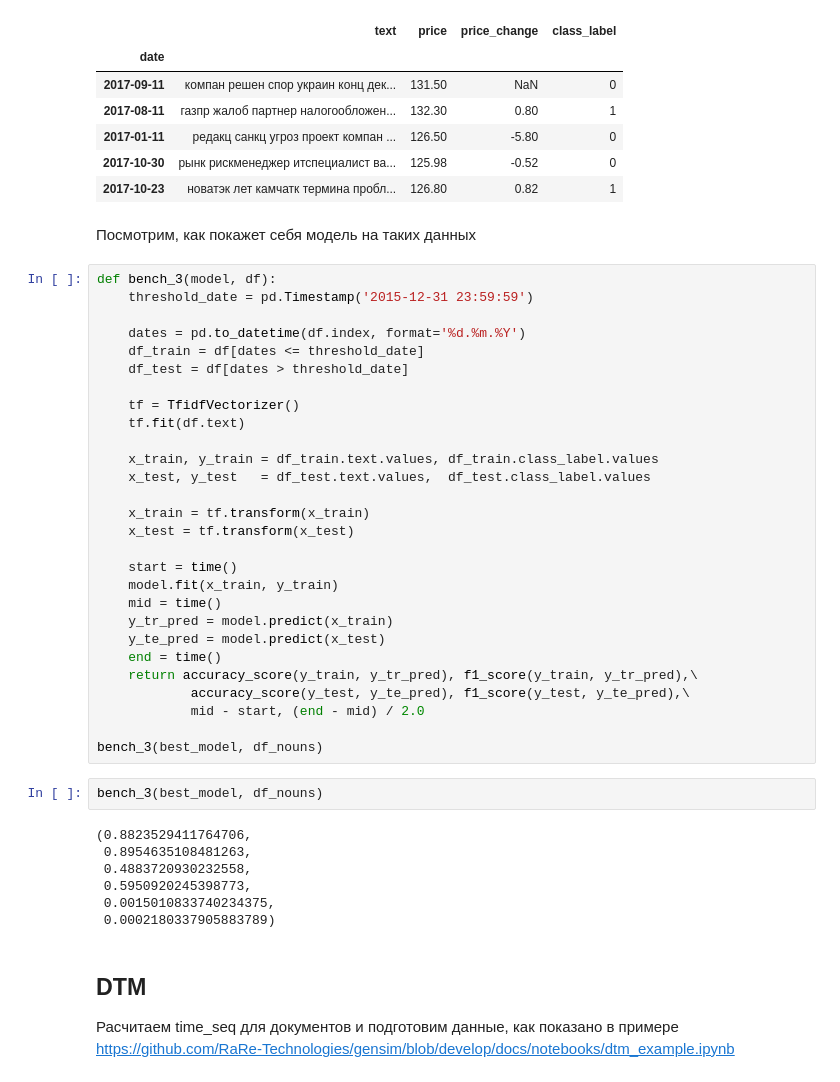
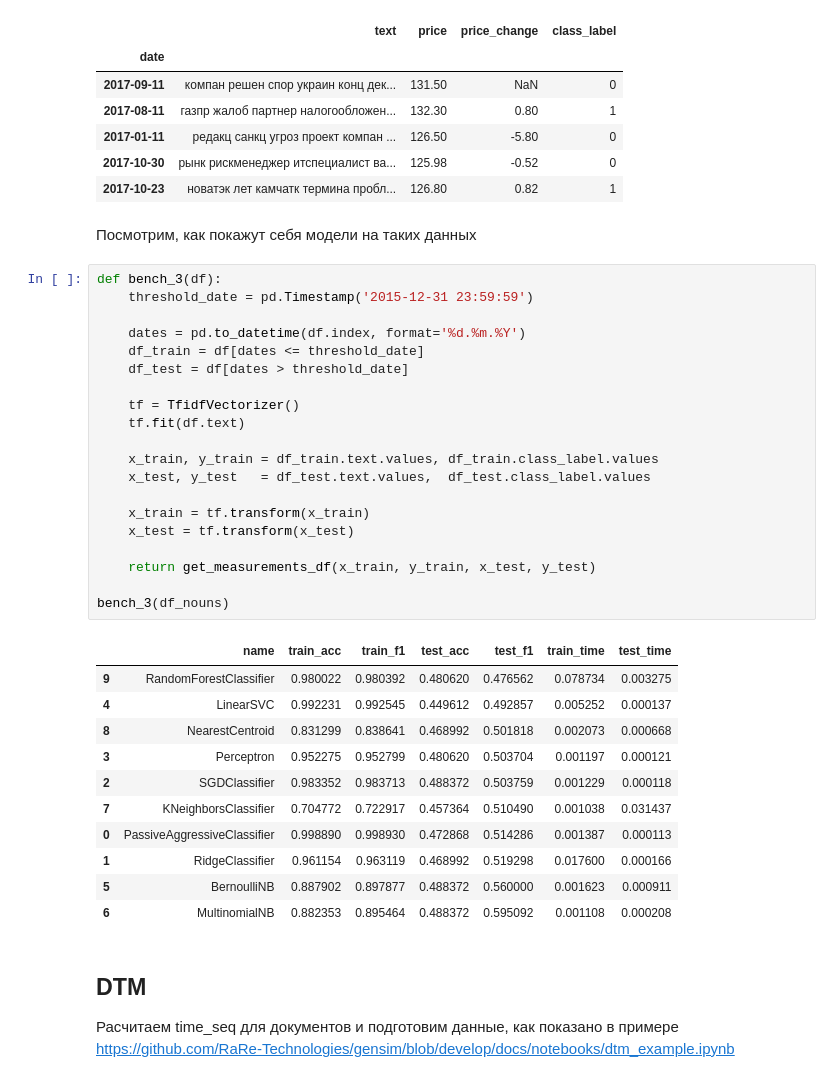
Before and after one commit to Sinopsys/group-hw-ida-2018, a Jupyter notebook: hw_2_prices/HW2-Kupriyanov-Rakhmatullin-Danilin.ipynb, the cells around one changed output. Drawn from its saved outputs; the diff is of its cells as text.

```diff
--- a/hw_2_prices/HW2-Kupriyanov-Rakhmatullin-Danilin.ipynb
+++ b/hw_2_prices/HW2-Kupriyanov-Rakhmatullin-Danilin.ipynb
@@ -594,44 +586,39 @@ df_nouns.head()
 | 2017-10-30 | рынк рискменеджер итспециалист ва... | 125.98 | -0.52 | 0 |
 | 2017-10-23 | новатэк лет камчатк термина пробл... | 126.80 | 0.82 | 1 |
 # %% [markdown]
-Посмотрим, как покажет себя модель на таких данных
+Посмотрим, как покажут себя модели на таких данных
 # %%
-def bench_3(model, df):
+def bench_3(df):
     threshold_date = pd.Timestamp('2015-12-31 23:59:59')
 
     dates = pd.to_datetime(df.index, format='%d.%m.%Y')
     df_train = df[dates <= threshold_date]
     df_test = df[dates > threshold_date]
 
     tf = TfidfVectorizer()
     tf.fit(df.text)
 
     x_train, y_train = df_train.text.values, df_train.class_label.values
     x_test, y_test   = df_test.text.values,  df_test.class_label.values
 
     x_train = tf.transform(x_train)
     x_test = tf.transform(x_test)
 
-    start = time()
-    model.fit(x_train, y_train)
-    mid = time()
-    y_tr_pred = model.predict(x_train)
-    y_te_pred = model.predict(x_test)
-    end = time()
-    return accuracy_score(y_train, y_tr_pred), f1_score(y_train, y_tr_pred),\
-            accuracy_score(y_test, y_te_pred), f1_score(y_test, y_te_pred),\
-            mid - start, (end - mid) / 2.0
+    return get_measurements_df(x_train, y_train, x_test, y_test)
 
-bench_3(best_model, df_nouns)
+bench_3(df_nouns)
+# %% [output]
+|  | name | train_acc | train_f1 | test_acc | test_f1 | train_time | test_time |
+| 9 | RandomForestClassifier | 0.980022 | 0.980392 | 0.480620 | 0.476562 | 0.078734 | 0.003275 |
+| 4 | LinearSVC | 0.992231 | 0.992545 | 0.449612 | 0.492857 | 0.005252 | 0.000137 |
+| 8 | NearestCentroid | 0.831299 | 0.838641 | 0.468992 | 0.501818 | 0.002073 | 0.000668 |
+| 3 | Perceptron | 0.952275 | 0.952799 | 0.480620 | 0.503704 | 0.001197 | 0.000121 |
+| 2 | SGDClassifier | 0.983352 | 0.983713 | 0.488372 | 0.503759 | 0.001229 | 0.000118 |
+| 7 | KNeighborsClassifier | 0.704772 | 0.722917 | 0.457364 | 0.510490 | 0.001038 | 0.031437 |
+| 0 | PassiveAggressiveClassifier | 0.998890 | 0.998930 | 0.472868 | 0.514286 | 0.001387 | 0.000113 |
+| 1 | RidgeClassifier | 0.961154 | 0.963119 | 0.468992 | 0.519298 | 0.017600 | 0.000166 |
+| 5 | BernoulliNB | 0.887902 | 0.897877 | 0.488372 | 0.560000 | 0.001623 | 0.000911 |
+| 6 | MultinomialNB | 0.882353 | 0.895464 | 0.488372 | 0.595092 | 0.001108 | 0.000208 |
-# %%
-bench_3(best_model, df_nouns)
-# %% [output]
-(0.8823529411764706,
- 0.8954635108481263,
- 0.4883720930232558,
- 0.5950920245398773,
- 0.0015010833740234375,
- 0.0002180337905883789)
 # %% [markdown]
 ## DTM
 Расчитаем time_seq для документов и подготовим данные, как показано в примере https://github.com/RaRe-Technologies/gensim/blob/develop/docs/notebooks/dtm_example.ipynb
```
Also changed, not shown: parts of 11 cells of this notebook.
